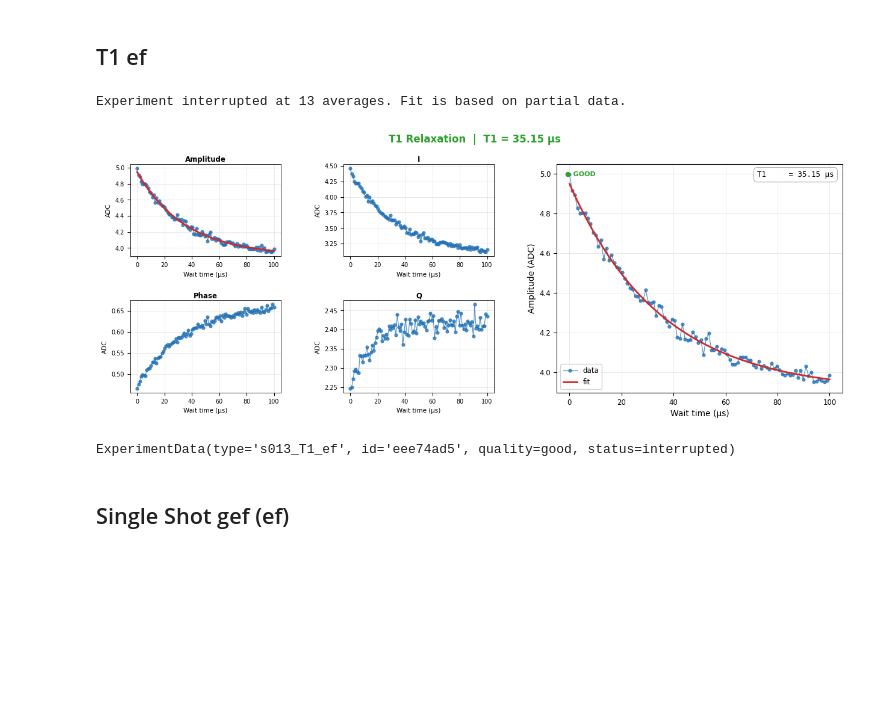
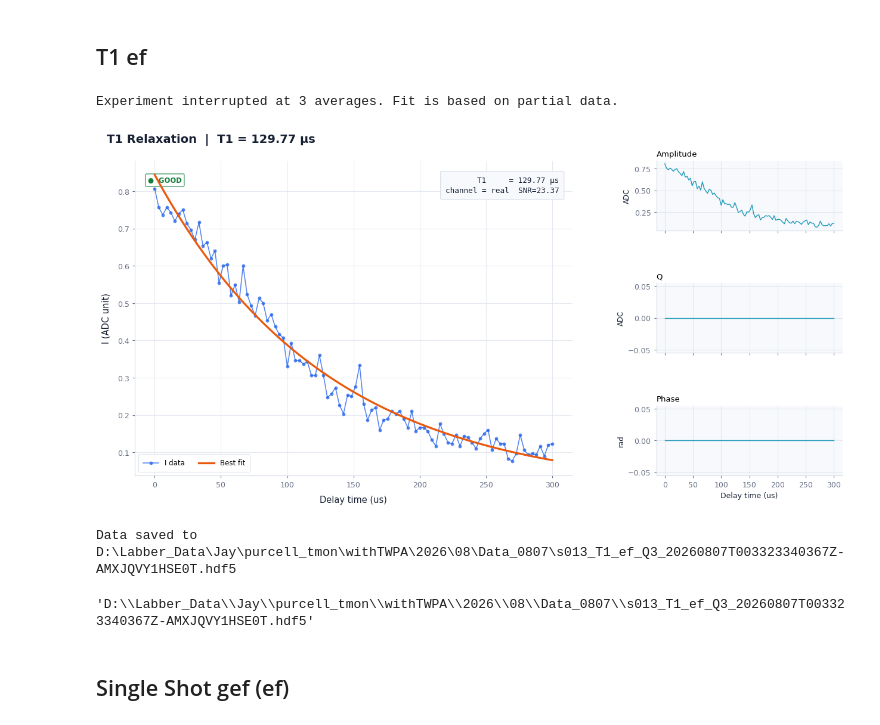
Before and after one commit to JayChien04717/QickworksaceV2_proj, a Jupyter notebook: QickworkspaceV2.ipynb, the cells around one changed output. Drawn from its saved outputs; the diff is of its cells as text; code cells hidden in the pictures; blank space fills up the shorter version.

```diff
--- a/QickworkspaceV2.ipynb
+++ b/QickworkspaceV2.ipynb
@@ -405,15 +430,15 @@ Data saved to D:\Labber_Data\Jay\purcell_tmon\withTWPA\2026\08\Data_0806\s003_qu
 from QickworkspaceV2.experiments.qubit_ge import TimeRabi
 
 config_all.update("sigma_ge", 0.01, q_index=qubit)
-config_all.update("relax_delay", 50, q_index=qubit)
+config_all.update("relax_delay", 150, q_index=qubit)
 
 run_cfg = config_all.get_qubit(qubit)
 run_cfg.update(
     [
         ("cooling", False),
-        ("qb_gain_ge", 0.9),
-        ("qb_flat_top_length_ge", QickSweep1D("lenloop", 0.01, 0.5)),
-        ("steps", 101),
+        ("qb_gain_ge", 0.8),
+        ("qb_flat_top_length_ge", QickSweep1D("lenloop", 0.01, 0.3)),
+        ("steps", 51),
     ]
 )
 
@@ -434,7 +459,7 @@ START_GAIN = 0.0  # [DAC units]
 STOP_GAIN = 1  # [DAC units]
 STEPS = 100
 
-config_all.update("sigma_ge", 0.02, q_index=qubit)
+config_all.update("sigma_ge", 0.025, q_index=qubit)
 config_all.update("nqz_qb", 1, q_index=qubit)
 config_all.update("relax_delay", 200, q_index=qubit)
 run_cfg = config_all.get_qubit(qubit)
@@ -665,21 +690,21 @@ from QickworkspaceV2.experiments.setup import SingleShot_gef
 run_cfg = config_all.get_qubit(qubit)
 # run_cfg['pulse_type'] = "drag"
 
-freq_axis = np.linspace(run_cfg["res_freq_ge"] - 5, run_cfg["res_freq_ge"] + 5, 11)
-gain_axis = np.linspace(0.1, 0.2, 7)
-length_axis = np.linspace(0.5, 5.0, 11)
-sweep_para = {"freq":run_cfg["res_freq_ge"], "gain":run_cfg["res_gain_ge"], "length":length_axis}
+
+gain_axis = np.linspace(0.1, 0.15, 7)
+length_axis = np.linspace(1, 6, 8)
+sweep_para = { "gain":gain_axis, "length":length_axis}
 
 SHOT = 3000
 ssh_opt = SingleShot_ge_opt(run_cfg)
 ssh_opt.run(SHOT, sweep_para=sweep_para)
 
 ### analyze and update config ###
-length, gain, freq = ssh_opt.analyze(pareto=True, t1_decay_weight=15.0)
+length, gain = ssh_opt.analyze()
 
 config_all.update("ro_length", length, q_index=qubit)
 config_all.update("res_gain_ge", gain, q_index=qubit)
-config_all.update("res_freq_ge", freq, q_index=qubit)
+
 
 ### run single shot with optimized parameters ###
 config_all.update("res_phase", 0, q_index=qubit)
@@ -690,8 +715,4 @@ SHOT = 10000
 ssh = SingleShot_gef(run_cfg)
 ssh.run(SHOT, shot_f=False)
 ssh_result = ssh.plot(fid_avg=True, verbose=True)
-
-# Threshold and phase belong to this exact optimized readout point.
-config_all.update("res_phase", ssh_result[2], q_index=qubit)
-config_all.update("threshold", ssh_result[1][0], q_index=qubit)
 # %% [output]
@@ -812,7 +803,7 @@ START_GAIN = 0.0  # [DAC units]
 STOP_GAIN = 1  # [DAC units]
 STEPS = 100
 
-config_all.update("sigma_ef", 0.01, q_index=qubit)
+config_all.update("sigma_ef", 0.02, q_index=qubit)
 
 run_cfg = config_all.get_qubit(qubit)
 run_cfg.update(
@@ -901,25 +893,26 @@ over detune 0.62381MHz
 # %%
 from QickworkspaceV2.experiments.qubit_ef import T1Ef
 
 run_cfg = config_all.get_qubit(qubit)
 
 START_TIME = 0.0  # [us]
-STOP_TIME = 100  # [us]
+STOP_TIME = 300  # [us]
 STEPS = 100
 run_cfg.update(
     [
         ("steps", STEPS),
         ("wait_time", QickSweep1D("waitloop", START_TIME, STOP_TIME)),
     ]
 )
 
 t1_ef = T1Ef(run_cfg)
-t1_ef.run(50)
-# t1_ef.saveLabber(qubit, config_all=config_all)
+t1_ef.run(50, plot_analysis=True)
+t1_ef.saveLabber(qubit, config_all=config_all)
 # %% [output]
-Experiment interrupted at 13 averages. Fit is based on partial data.
+Experiment interrupted at 3 averages. Fit is based on partial data.
-[figure, old version]
+[figure, new version]
-ExperimentData(type='s013_T1_ef', id='eee74ad5', quality=good, status=interrupted)
+Data saved to D:\Labber_Data\Jay\purcell_tmon\withTWPA\2026\08\Data_0807\s013_T1_ef_Q3_20260807T003323340367Z-AMXJQVY1HSE0T.hdf5
+'D:\\Labber_Data\\Jay\\purcell_tmon\\withTWPA\\2026\\08\\Data_0807\\s013_T1_ef_Q3_20260807T003323340367Z-AMXJQVY1HSE0T.hdf5'
 # %% [markdown]
 ## Single Shot gef (ef)
 # %%
```
Also changed, not shown: parts of 37 cells of this notebook, 22 other files.
